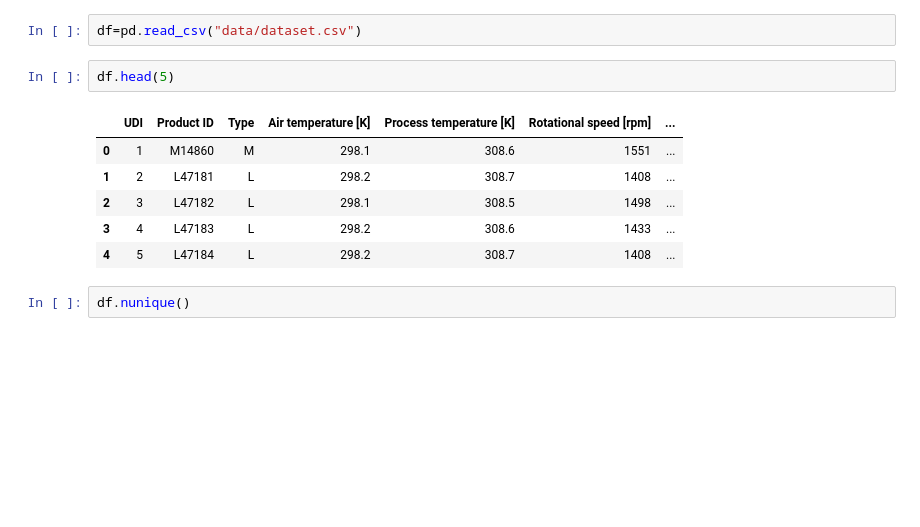
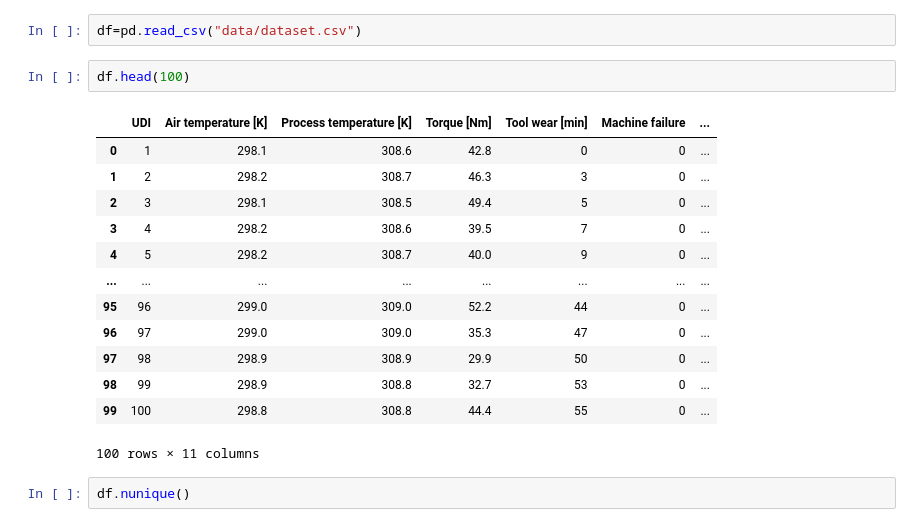
Before and after one commit to Divangamene/Project-Machine, a Jupyter notebook: modelo.ipynb, the cells around one changed output. Cells and saved outputs as stored; diff of their text form; blank space fills up the shorter version.

```diff
--- a/modelo.ipynb
+++ b/modelo.ipynb
@@ -20,14 +20,21 @@ import joblib
 # %%
 df=pd.read_csv("data/dataset.csv")
 # %%
-df.head(5)
+df.head(100)
 # %% [output]
-|  | UDI | Product ID | Type | Air temperature [K] | Process temperature [K] | Rotational speed [rpm] | ... |
-| 0 | 1 | M14860 | M | 298.1 | 308.6 | 1551 | ... |
-| 1 | 2 | L47181 | L | 298.2 | 308.7 | 1408 | ... |
-| 2 | 3 | L47182 | L | 298.1 | 308.5 | 1498 | ... |
-| 3 | 4 | L47183 | L | 298.2 | 308.6 | 1433 | ... |
-| 4 | 5 | L47184 | L | 298.2 | 308.7 | 1408 | ... |
+|  | UDI | Air temperature [K] | Process temperature [K] | Torque [Nm] | Tool wear [min] | Machine failure | ... |
+| 0 | 1 | 298.1 | 308.6 | 42.8 | 0 | 0 | ... |
+| 1 | 2 | 298.2 | 308.7 | 46.3 | 3 | 0 | ... |
+| 2 | 3 | 298.1 | 308.5 | 49.4 | 5 | 0 | ... |
+| 3 | 4 | 298.2 | 308.6 | 39.5 | 7 | 0 | ... |
+| 4 | 5 | 298.2 | 308.7 | 40.0 | 9 | 0 | ... |
+| ... | ... | ... | ... | ... | ... | ... | ... |
+| 95 | 96 | 299.0 | 309.0 | 52.2 | 44 | 0 | ... |
+| 96 | 97 | 299.0 | 309.0 | 35.3 | 47 | 0 | ... |
+| 97 | 98 | 298.9 | 308.9 | 29.9 | 50 | 0 | ... |
+| 98 | 99 | 298.9 | 308.8 | 32.7 | 53 | 0 | ... |
+| 99 | 100 | 298.8 | 308.8 | 44.4 | 55 | 0 | ... |
+100 rows × 11 columns
 # %%
 df.nunique()
 # %% [output]
```
Also changed, not shown: parts of 5 cells of this notebook, 2 other files.
